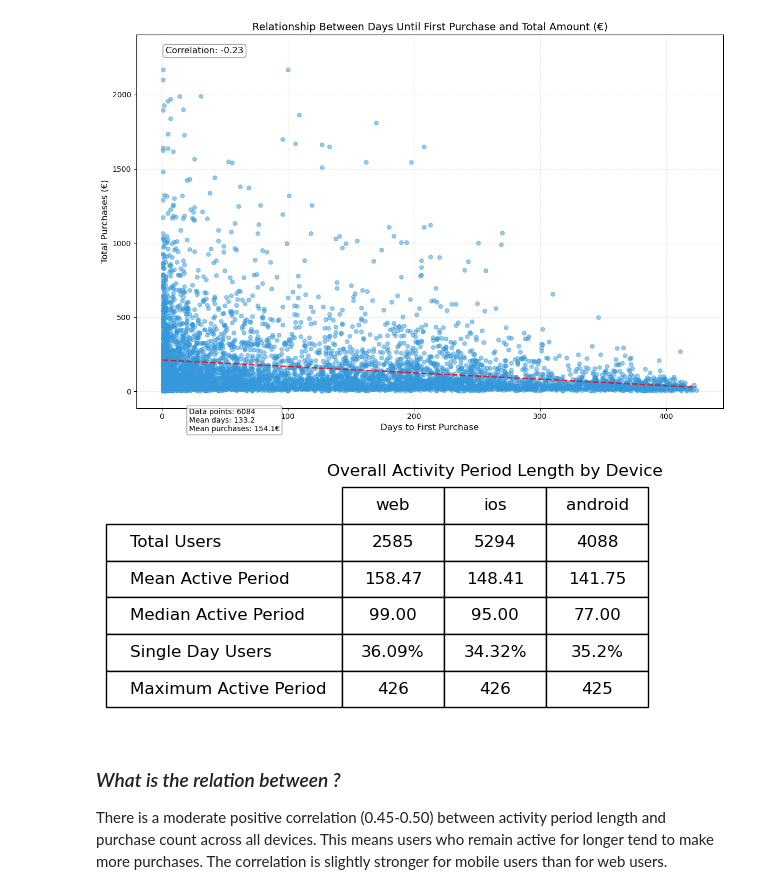
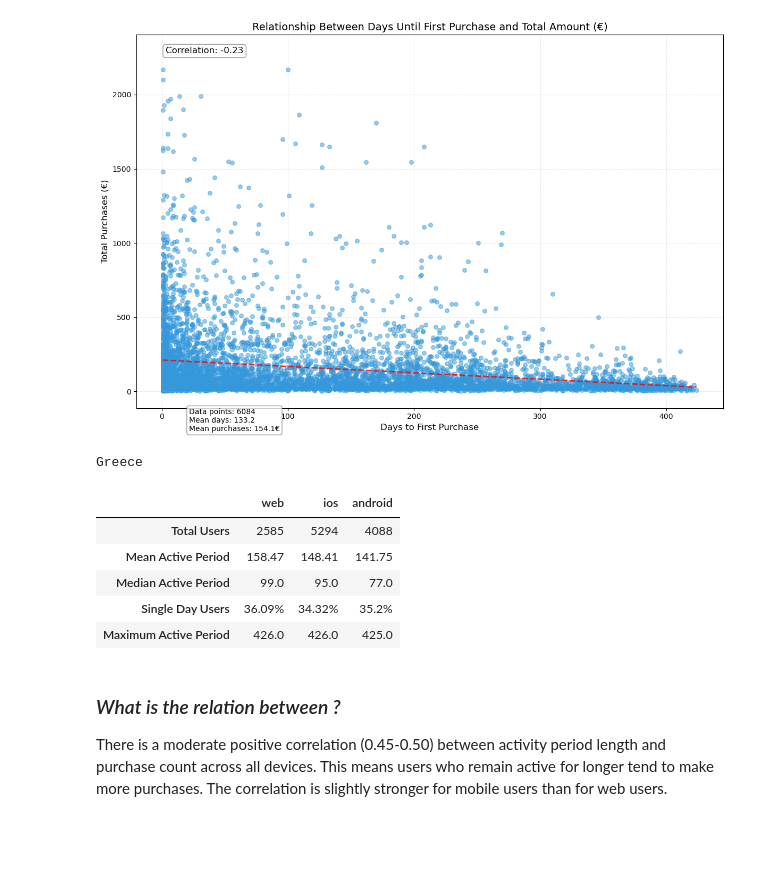
Before and after one commit to FjjDessoyCaraballo/restaurant-data, a Jupyter notebook: task2/notebook.ipynb, the cells around one changed output. Drawn from its saved outputs; the diff is of its cells as text; code cells hidden in the pictures; blank space fills up the shorter version.

```diff
--- a/task2/notebook.ipynb
+++ b/task2/notebook.ipynb
@@ -137,11 +180,22 @@ scatterPlotTotalPurchases(dataframe)
 [figure]
 # %%
 from firstAndLast import diffBetweenFirstAndLastPurchase, tableDiffFirstAndLast
+from parsing import parseDf
 
-stats: dict = diffBetweenFirstAndLastPurchase(df)
-tableDiffFirstAndLast(stats)
+df = parseDf()
+
+diffBetweenFirstAndLastPurchase(df)
+
+# Uncomment below for bigger high contrast table
+# tableDiffFirstAndLast(stats)
 # %% [output]
-[figure, removed]
+Greece
+|  | web | ios | android |
+| Total Users | 2585 | 5294 | 4088 |
+| Mean Active Period | 158.47 | 148.41 | 141.75 |
+| Median Active Period | 99.0 | 95.0 | 77.0 |
+| Single Day Users | 36.09% | 34.32% | 35.2% |
+| Maximum Active Period | 426.0 | 426.0 | 425.0 |
 # %% [markdown]
 ### *What is the relation between ?*
 
```
Also changed, not shown: parts of 7 cells of this notebook, 3 other files.
